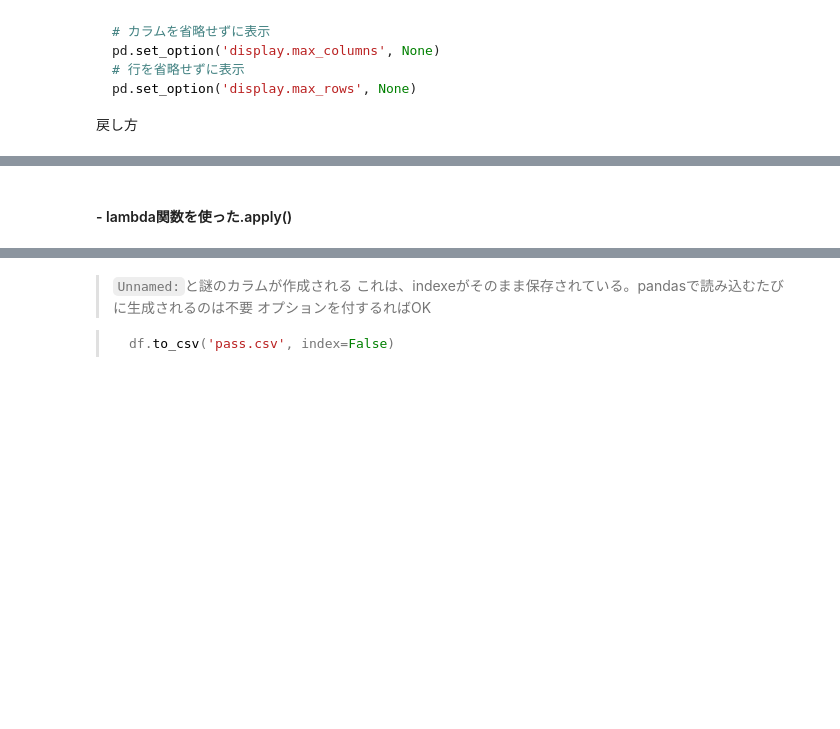
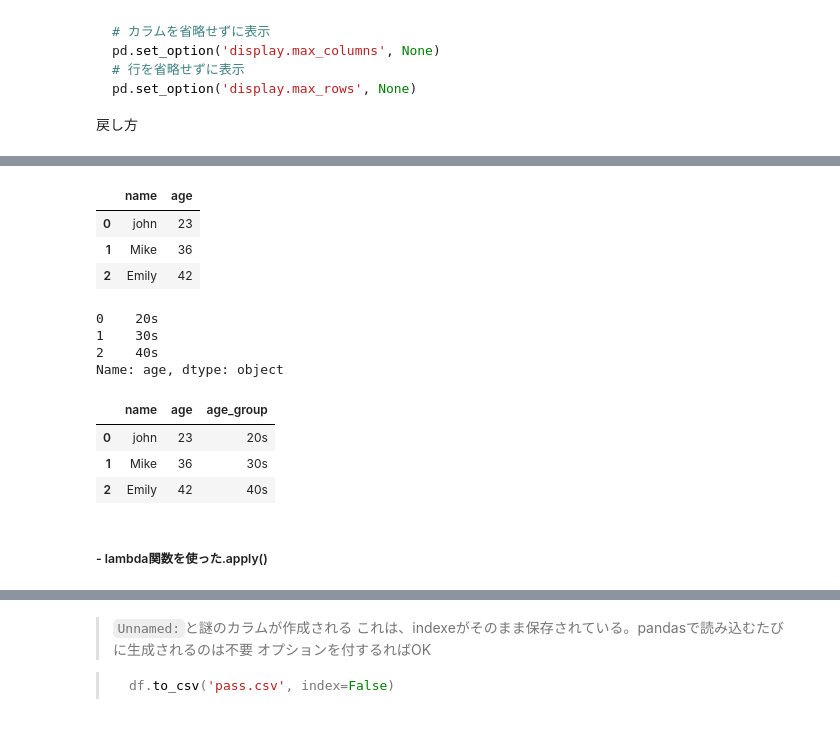
Before and after one commit to GitHiru/ml_academic, a Jupyter notebook: various_learning/kame/kame_ds_3_pandas.ipynb, the cells around one changed output, grey strips where cells are left out. Cells and saved outputs as stored; diff of their text form; code cells hidden in the pictures; blank space fills up the shorter version.

```diff
--- a/various_learning/kame/kame_ds_3_pandas.ipynb
+++ b/various_learning/kame/kame_ds_3_pandas.ipynb
@@ -694,15 +921,32 @@ get_age_group(45)
 # %%
-df = pd.DataFrame({ 'name': ['john', 'Mike', 'Emily'],
-                    'age': ['23', '36', '42']})
+df = pd.DataFrame({
+     'name': ['john', 'Mike', 'Emily'],
+     'age': ['23', '36', '42']
+})
 df
+# %% [output]
+|  | name | age |
+| 0 | john | 23 |
+| 1 | Mike | 36 |
+| 2 | Emily | 42 |
 # %%
 df['age'].apply(get_age_group)
+# %% [output]
+0    20s
+1    30s
+2    40s
+Name: age, dtype: object
 # %%
 # 'age_group'カラムを新たに作り，結果を代入
 df['age_group'] = df['age'].apply(get_age_group)
 df
+# %% [output]
+|  | name | age | age_group |
+| 0 | john | 23 | 20s |
+| 1 | Mike | 36 | 30s |
+| 2 | Emily | 42 | 40s |
 # %% [markdown]
-#### - lambda関数を使った.apply()
+##### - lambda関数を使った.apply()
 # %%
 # lambda関数を変数fに代入して
 f = lambda x: str(x)[0] + '0s'
```
Also changed, not shown: parts of 100 cells of this notebook, 2 other files.
